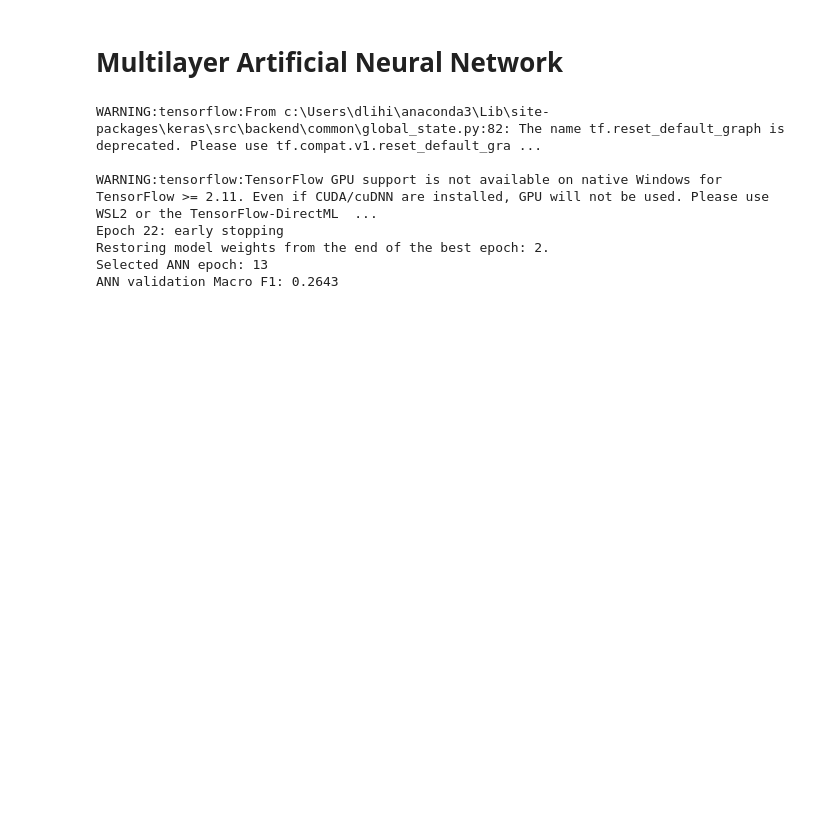
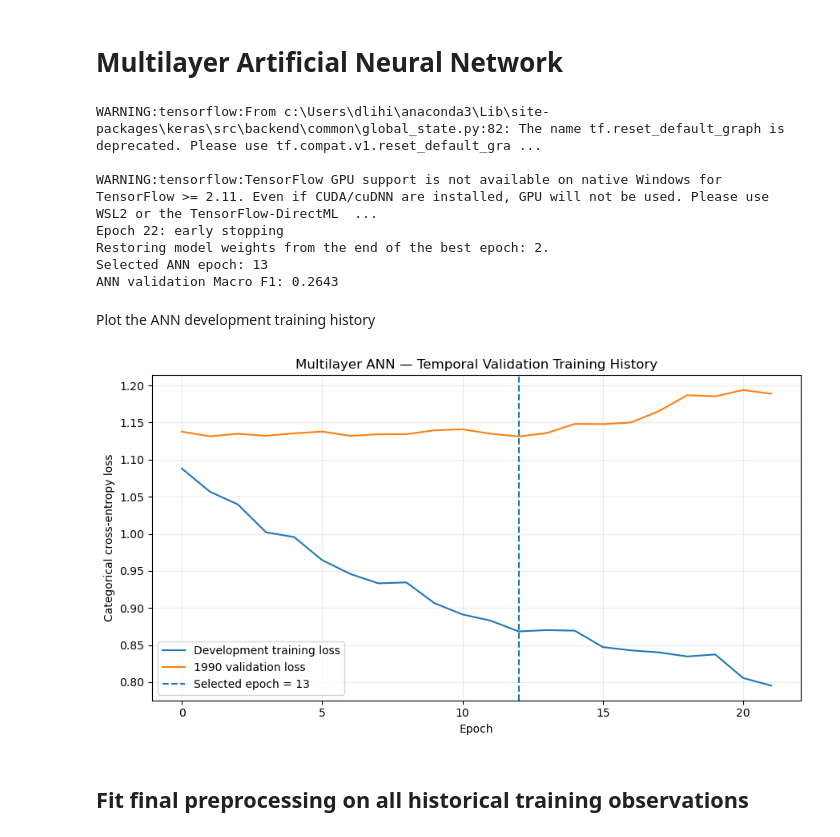
Before and after one commit to Roshan54321/PRT565-Machine-Learning, a Jupyter notebook: code/Classification Models Lihini.ipynb, the cells around one changed output. Drawn from its saved outputs; the diff is of its cells as text; code cells hidden in the pictures; blank space fills up the shorter version.

Commit message:
Classification models step 13 Plot the ANN development training history

```diff
--- a/code/Classification Models Lihini.ipynb
+++ b/code/Classification Models Lihini.ipynb
@@ -812,3 +812,67 @@ Epoch 22: early stopping
 Restoring model weights from the end of the best epoch: 2.
 Selected ANN epoch: 13
 ANN validation Macro F1: 0.2643
+# %% [markdown]
+Plot the ANN development training history
+# %%
+figures_dir = (
+    project_root / "outputs" / "figures"
+)
+
+tables_dir = (
+    project_root / "outputs" / "tables"
+)
+
+models_dir = (
+    project_root / "outputs" / "models"
+)
+
+for folder in [
+    figures_dir,
+    tables_dir,
+    models_dir,
+]:
+    folder.mkdir(
+        parents=True,
+        exist_ok=True,
+    )
+
+plt.figure(figsize=(9, 5))
+
+plt.plot(
+    ann_history.history["loss"],
+    label="Development training loss",
+)
+
+plt.plot(
+    ann_history.history["val_loss"],
+    label="1990 validation loss",
+)
+
+plt.axvline(
+    best_ann_epoch - 1,
+    linestyle="--",
+    label=f"Selected epoch = {best_ann_epoch}",
+)
+
+plt.xlabel("Epoch")
+plt.ylabel("Categorical cross-entropy loss")
+plt.title(
+    "Multilayer ANN — Temporal Validation Training History"
+)
+plt.legend()
+plt.grid(alpha=0.25)
+plt.tight_layout()
+
+plt.savefig(
+    figures_dir /
+    "ann_temporal_validation_loss.png",
+    dpi=300,
+    bbox_inches="tight",
+)
+
+plt.show()
+# %% [output]
+[figure, added]
+# %% [markdown]
+## Fit final preprocessing on all historical training observations
```
Also changed, not shown: parts of 3 cells of this notebook, 1 other file.
